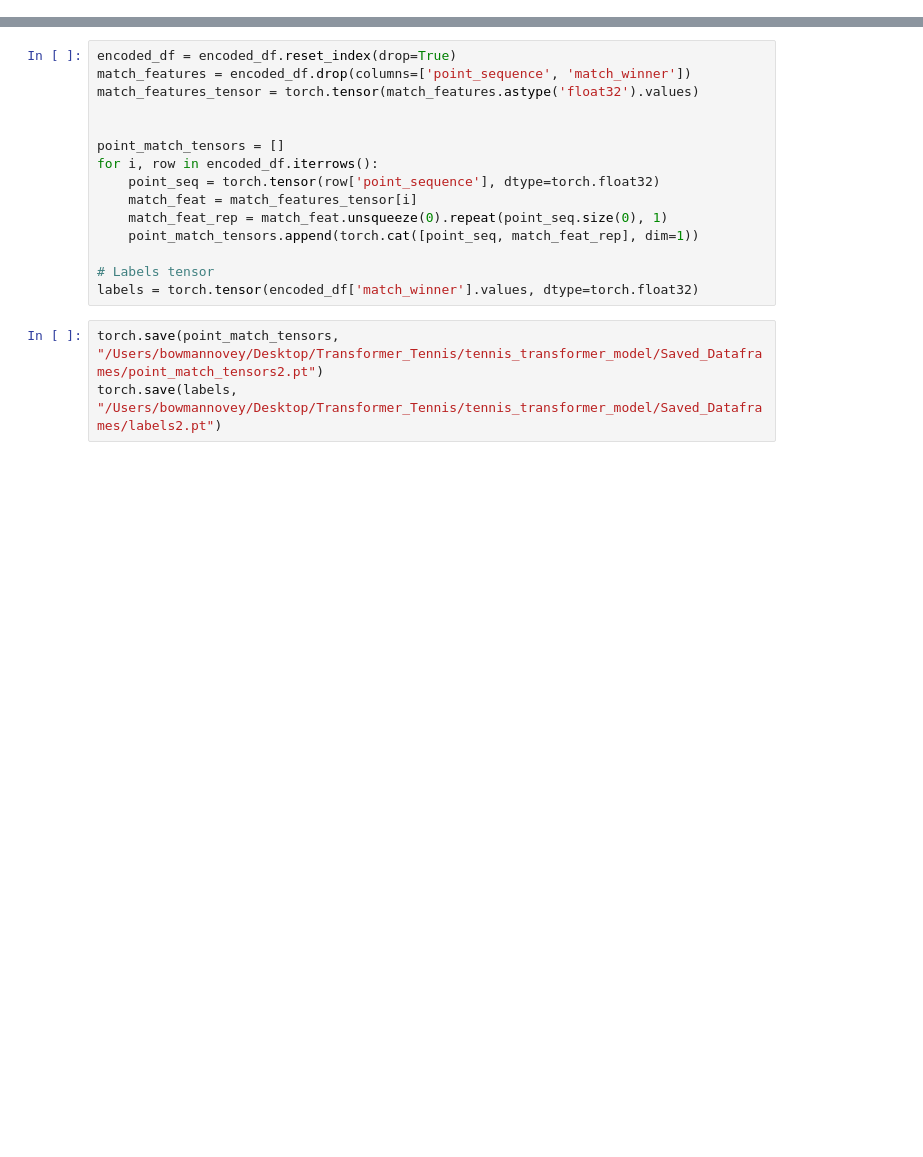
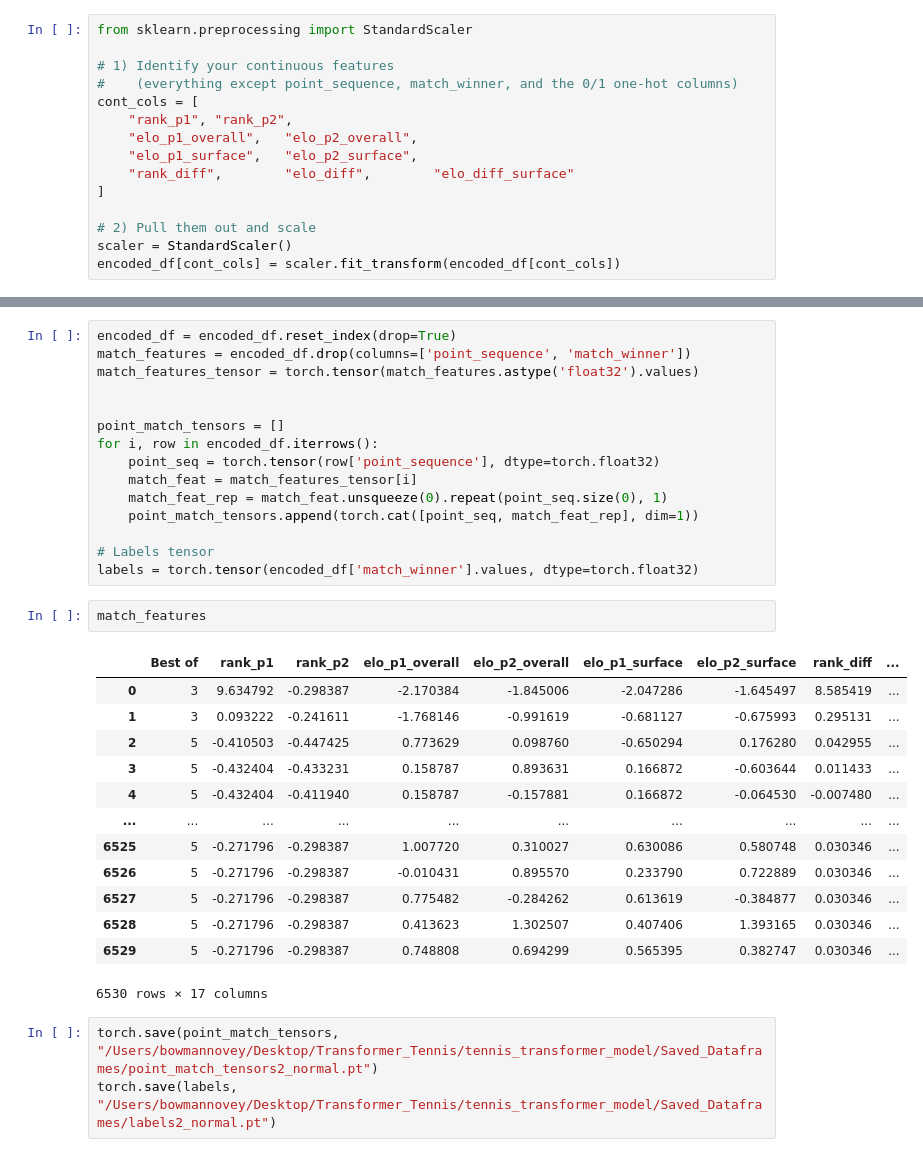
Before and after one commit to Bnovey/Predicting_Tennis, a Jupyter notebook: src/prepare_data.ipynb, the cells around one changed output, grey strips where cells are left out. Drawn from its saved outputs; the diff is of its cells as text; blank space fills up the shorter version.

```diff
--- a/src/prepare_data.ipynb
+++ b/src/prepare_data.ipynb
@@ -518,0 +531,15 @@ encoded_df.shape[0]
+# %%
+from sklearn.preprocessing import StandardScaler
+
+# 1) Identify your continuous features
+#    (everything except point_sequence, match_winner, and the 0/1 one-hot columns)
+cont_cols = [
+    "rank_p1", "rank_p2",
+    "elo_p1_overall",   "elo_p2_overall",
+    "elo_p1_surface",   "elo_p2_surface",
+    "rank_diff",        "elo_diff",        "elo_diff_surface"
+]
+
+# 2) Pull them out and scale
+scaler = StandardScaler()
+encoded_df[cont_cols] = scaler.fit_transform(encoded_df[cont_cols])
@@ -533,6 +576,22 @@ for i, row in encoded_df.iterrows():
 
 # Labels tensor
 labels = torch.tensor(encoded_df['match_winner'].values, dtype=torch.float32)
+# %%
+match_features
+# %% [output]
+|  | Best of | rank_p1 | rank_p2 | elo_p1_overall | elo_p2_overall | elo_p1_surface | elo_p2_surface | rank_diff | ... |
+| 0 | 3 | 9.634792 | -0.298387 | -2.170384 | -1.845006 | -2.047286 | -1.645497 | 8.585419 | ... |
+| 1 | 3 | 0.093222 | -0.241611 | -1.768146 | -0.991619 | -0.681127 | -0.675993 | 0.295131 | ... |
+| 2 | 5 | -0.410503 | -0.447425 | 0.773629 | 0.098760 | -0.650294 | 0.176280 | 0.042955 | ... |
+| 3 | 5 | -0.432404 | -0.433231 | 0.158787 | 0.893631 | 0.166872 | -0.603644 | 0.011433 | ... |
+| 4 | 5 | -0.432404 | -0.411940 | 0.158787 | -0.157881 | 0.166872 | -0.064530 | -0.007480 | ... |
+| ... | ... | ... | ... | ... | ... | ... | ... | ... | ... |
+| 6525 | 5 | -0.271796 | -0.298387 | 1.007720 | 0.310027 | 0.630086 | 0.580748 | 0.030346 | ... |
+| 6526 | 5 | -0.271796 | -0.298387 | -0.010431 | 0.895570 | 0.233790 | 0.722889 | 0.030346 | ... |
+| 6527 | 5 | -0.271796 | -0.298387 | 0.775482 | -0.284262 | 0.613619 | -0.384877 | 0.030346 | ... |
+| 6528 | 5 | -0.271796 | -0.298387 | 0.413623 | 1.302507 | 0.407406 | 1.393165 | 0.030346 | ... |
+| 6529 | 5 | -0.271796 | -0.298387 | 0.748808 | 0.694299 | 0.565395 | 0.382747 | 0.030346 | ... |
+6530 rows × 17 columns
 # %%
-torch.save(point_match_tensors, "/Users/bowmannovey/Desktop/Transformer_Tennis/tennis_transformer_model/Saved_Dataframes/point_match_tensors2.pt")
-torch.save(labels, "/Users/bowmannovey/Desktop/Transformer_Tennis/tennis_transformer_model/Saved_Dataframes/labels2.pt")
+torch.save(point_match_tensors, "/Users/bowmannovey/Desktop/Transformer_Tennis/tennis_transformer_model/Saved_Dataframes/point_match_tensors2_normal.pt")
+torch.save(labels, "/Users/bowmannovey/Desktop/Transformer_Tennis/tennis_transformer_model/Saved_Dataframes/labels2_normal.pt")
```
Also changed, not shown: parts of 2 cells of this notebook, 5 other files.
